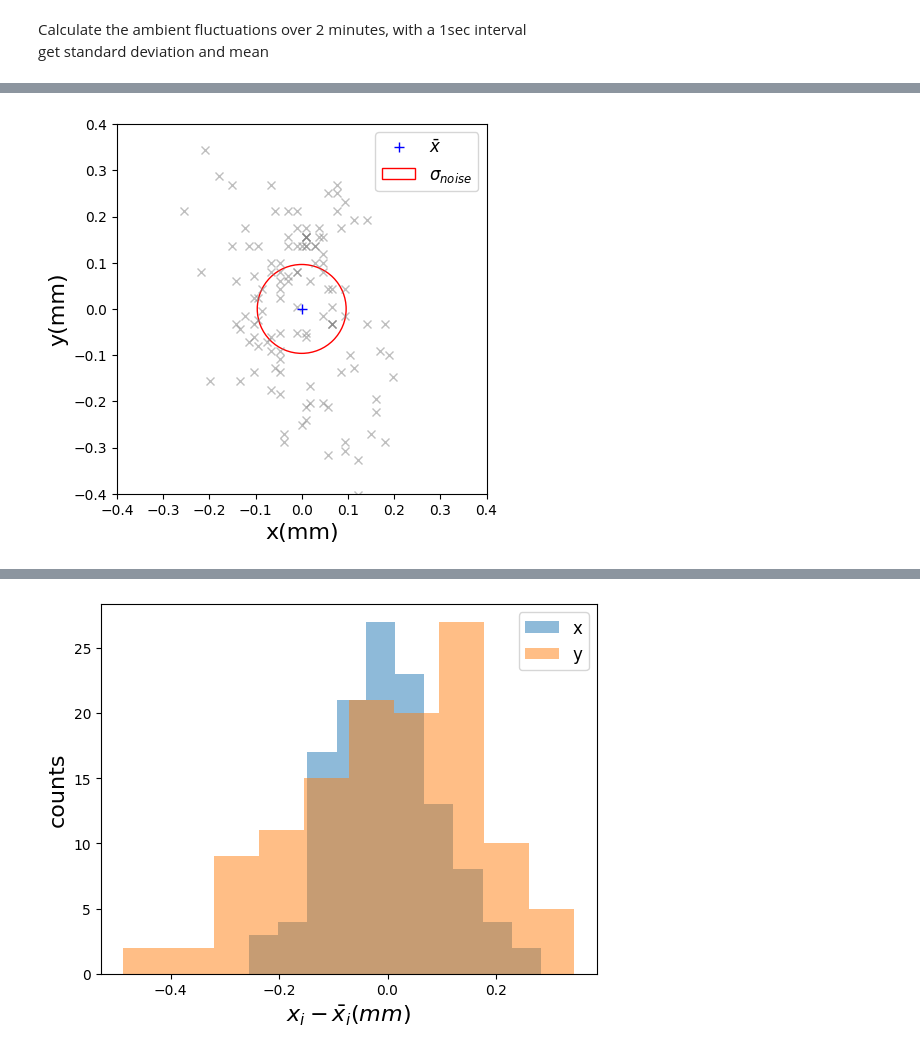
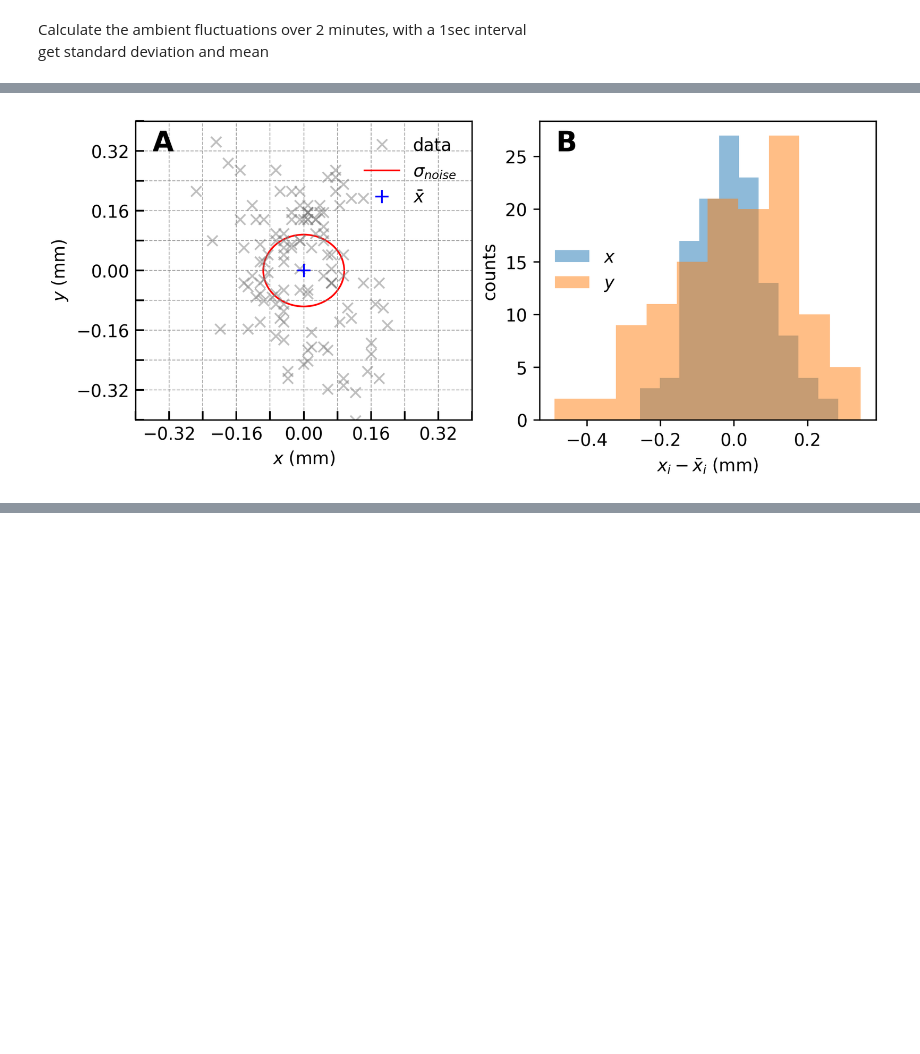
Before and after one commit to amirohad/Repo_article0, a Jupyter notebook: article0_notebook.ipynb, the cells around one changed output, grey strips where cells are left out. Drawn from its saved outputs; the diff is of its cells as text; code cells hidden in the pictures; blank space fills up the shorter version.

```diff
--- a/article0_notebook.ipynb
+++ b/article0_notebook.ipynb
@@ -309,7 +448,7 @@ savep = 0
 legend_elements = [Line2D([0], [0], color=cmap(0.2), lw=2, label='twine'),
                    Line2D([0], [0], color=cmap(0.8), lw=2, label='slip')]
 # Create the figure
-fig, axs = plt.subplots(1, 3, figsize=(15, 5))
+fig, axs = plt.subplots(1, 3, figsize=(9, 3))
 
 # S1- all twine/slip events
 for i in range(len(events)):
@@ -468,18 +620,23 @@ plt.show()
 # %%
 #%% plot T_cn distribution
 # this is for plants of l_arm ~ 10-20 cm
-plt.figure(figsize=(8, 6))
+cmap = plt.get_cmap('rainbow')
+fig,ax = plt.subplots(1,1, figsize=(4, 3),dpi = 300)
 a = []
 nbin = 15
 for i in range(len(events)):
     a.append(events[i].p.avgT)
 bin_range = [70,130]
 
-n = plt.hist(a,bins=nbin,range=bin_range,color = cmap(0.2),alpha=0.7)
-plt.xlabel(r'$\hat{T}_{CN}(min)$',fontsize=fs)
-plt.ylabel(r'$Frequency$',fontsize=fs)
+n = plt.hist(a,bins=nbin,range=bin_range,color = 'gray',alpha=0.7)
+plt.xlabel(r'$\hat{T}_{CN}(min)$') #,fontsize=fs)
+plt.ylabel(r'Frequency')#,fontsize=fs)
 plt.vlines(np.mean(a), 0, 1.1*max(a),'k')
 plt.ylim([0,30])
 print(f'{min(a)=},{max(a)=}')
-#%%
+
+# uf.set_grid(plt.gca(),50,25)
+plt.tight_layout()
+plt.show()
+fig.savefig(save_folder+r'\CN_dist.png',dpi=300)
 # %% [output]
@@ -651,7 +808,7 @@ def fit_w_err(ax,x,dx,y,dy,fit_func = uf.linfunc, data_color = 'blue',
     popt,pcov = scipy.optimize.curve_fit(fit_func, x, y,
             p0=None, sigma=np.sqrt(dx**2+dy**2), absolute_sigma=True)
     ax.plot(x,(fit_func(x,*popt)),color=fit_color,
-            label='fit')#fit_func(x,*popt))
+            label='Fit')#fit_func(x,*popt))
 
     # goodness of fit
     ss_total = np.sum((y - np.mean(y)) ** 2)
@@ -947,6 +1167,10 @@ F_calc_mg=5.56e+00
 Calculate the ambient fluctuations over 2 minutes, with a 1sec interval \
 get standard deviation and mean
 # %%
+# noise plots 1
+
+from matplotlib.lines import Line2D
+
 
 def funcget_tracked_data(filename,view=[],camera='nikon'):
     '''get tracked data from file, return x,y,t, index, N- # of lines, C-max tracked obj,T-# of points per track'''
@@ -994,11 +1218,14 @@ L_mm = L_cm*10
 h_tip = np.mean([events[i].L_track2suptip_cm for i in range(len(events))])
 h_tip_mm = h_tip*10
 
+fig, ax = plt.subplots(1, 2, figsize=(7, 3), dpi=300)
+ax[0].text(0.05, 0.9, 'A', fontsize=fs, fontweight='bold', transform=ax[0].transAxes)
+ax[1].text(0.05, 0.9, 'B', fontsize=fs, fontweight='bold', transform=ax[1].transAxes)
 
 x = np.subtract(xcntr, np.mean(xcntr))*pix2cm*10 # x10 for mm
 y = np.subtract(ycntr, np.mean(ycntr))*pix2cm*10 # x10 for mm
-plt.plot(x,y,'x',color='grey',alpha=0.5)
-plt.plot(np.mean(x),np.mean(y),'b+',markersize=7.5,label={r'$\bar{x}$'})
+ax[0].plot(x,y,'x',color='grey',alpha=0.5,label = 'data')
+ax[0].plot(np.mean(x),np.mean(y),'b+',markersize=7.5,label={r'$\bar{x}$'})
 # Calculate the standard deviation of the points
 std_noise = np.std(np.sqrt(x**2 + y**2)) # in mm
 
@@ -1008,25 +1235,32 @@ circle_noise = plt.Circle((np.mean(x), np.mean(y)), std_noise, color='red', fill
 # Plot a thin red circle with a radius of the pendulum around the mean
 circle_diameter = plt.Circle((np.mean(x), np.mean(y)), pend_diam_cm/2*10, color='red', fill=False, linewidth=0.5)
 # plt.gca().add_artist(circle_diameter)
-plt.gca().add_artist(circle_noise)
+ax[0].add_artist(circle_noise)
 
-plt.gca().set_aspect('equal', adjustable='box')
-plt.ylim([-0.4,0.4])
-plt.xlim([-0.4,0.4])
+# Create a custom legend element for the noise and data
+legend_elements = [
+    Line2D([0], [0], marker='x', color='grey', alpha=0.5, linestyle='None', label='data'),  # Data points
+    Line2D([0], [0], color='red', lw=1, linestyle='-', label=r'$\sigma_{noise}$'),  # Straight red line
+    Line2D([0], [0], marker='+', color='blue', markersize=7.5, linestyle='None', label=r'$\bar{x}$') # mean point
+]
+
+# Add the custom legend elements to the plot
+ax[0].legend(handles=legend_elements, loc='best', frameon=False)
+ax[0].set_ylim([-0.4,0.4])
+ax[0].set_xlim([-0.4,0.4])
 # plt.ylim([-4.5,4.5])
 # plt.xlim([-4.5,4.5])
-plt.xlabel('x(mm)',fontsize = 16)
-plt.ylabel('y(mm)',fontsize = 16)
-plt.legend(fontsize = 12)
-plt.show()
+ax[0].set_xlabel(r'$x$ (mm)')
+ax[0].set_ylabel(r'$y$ (mm)')
+# ax[0].show()
 
 print(f'{pix2cm=:.2g} cm/pix,{std_noise=:.2g} mm')
 
-plt.hist(x,alpha=0.5,label='x')
-plt.hist(y,alpha=0.5,label='y')
-plt.xlabel(r'$x_{i} - \bar{x}_{i}(mm)$',fontsize = 16)
-plt.ylabel('counts',fontsize = 16)
-plt.legend(fontsize = 12)
+ax[1].hist(x,alpha=0.5,label=r'$x$')
+ax[1].hist(y,alpha=0.5,label=r'$y$')
+ax[1].set_xlabel(r'$x_{i} - \bar{x}_{i}$ (mm)')
+ax[1].set_ylabel('counts')
+ax[1].legend(loc='best', frameon=False)
 print(f'{h_tip=:.2g} cm')
 
 d_alpha_noise = m.asin((std_noise/2)/(L_mm-h_tip_mm))
@@ -1050,7 +1284,19 @@ dh_tip_mm = err_res_pix*pix2cm*10
 dL_mm = err_res_pix*pix2cm*10
 A = D_mm/(2*(L_mm-h_tip_mm))
 alpha_error_calc = 1/(1-A**2)*np.sqrt((A*dD_mm/D_mm)**2+(A*dL_mm/(L_mm-h_tip_mm))**2+(A* dh_tip_mm/(L_mm-h_tip_mm))**2)
-print(f'{D_mm=:.2g} mm,{dD_mm=:.2g} mm,{L_mm=:.2g} mm,{dL_mm=:.2g} mm,{h_tip_mm=:.2g} mm,{dh_tip_mm=:.2g} mm,{A=:.2g},{alpha_error_calc=:.2g} rad')
+F_min_mg = 1000*0.8 * m.tan(alpha_error_calc)/2
+F_min_mN = F_min_mg * 1e-2
+print(f'{D_mm=:.2g} mm,{dD_mm=:.2g} mm,{L_mm=:.2g} mm,{dL_mm=:.2g} mm,{h_tip_mm=:.2g} mm,\
+      {dh_tip_mm=:.2g} mm,{A=:.2g},{alpha_error_calc=:.2g} rad, {F_min_mN=:.2g} mN')
+
+uf.set_grid(ax[0],0.8,0.8)
+# uf.set_grid(ax[1],1,25)
+
+# adjust layout and show
+# fig.subplots_adjust(wspace=0.4)  # Adjust the width space between subplotsplt.tight_layout()
+fig.subplots_adjust(top=0.95, bottom=0.15, left=0.1, right=0.95)  # Adjust as necessary
+
+fig.savefig(save_folder+r'\noise.png',dpi=300)
 # %% [output]
 50
 ['2619.0', ' 1991.0', ' 144.0', ' 116.0', ' C:\\Users\\Amir\\Documents\\PHD\\Experiments\\Force Measurements\\Exp2_Pendulum\\Calibrations\\fluctuations_1sec_int\\DSC_8205.JPG', ' 2024-05-11 13:07', '  ...
@@ -1059 +1309 @@ print(f'{D_mm=:.2g} mm,{dD_mm=:.2g} mm,{L_mm=:.2g} mm,{dL_mm=:.2g} mm,{h_tip_mm=
-[figure, old version]
+[figure, new version]
@@ -1064 +1309,0 @@ D_mm=20,dD=0.11,L_mm=1.8e+02,dL_mm=0.053,h_tip_mm=11,dh_tip_mm=0.053,A=0.059,alp
-[figure, removed]
```
Also changed, not shown: parts of 15 cells of this notebook, 2 other files.
